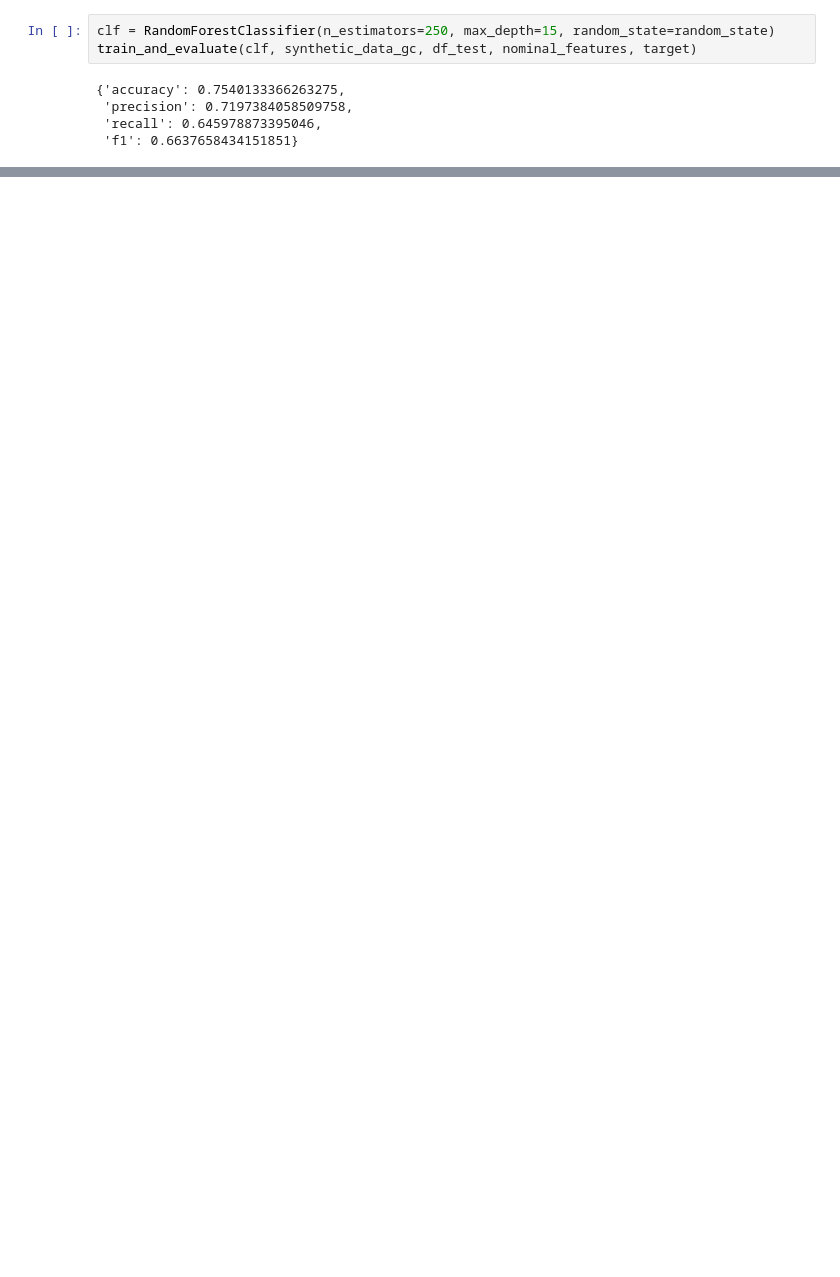
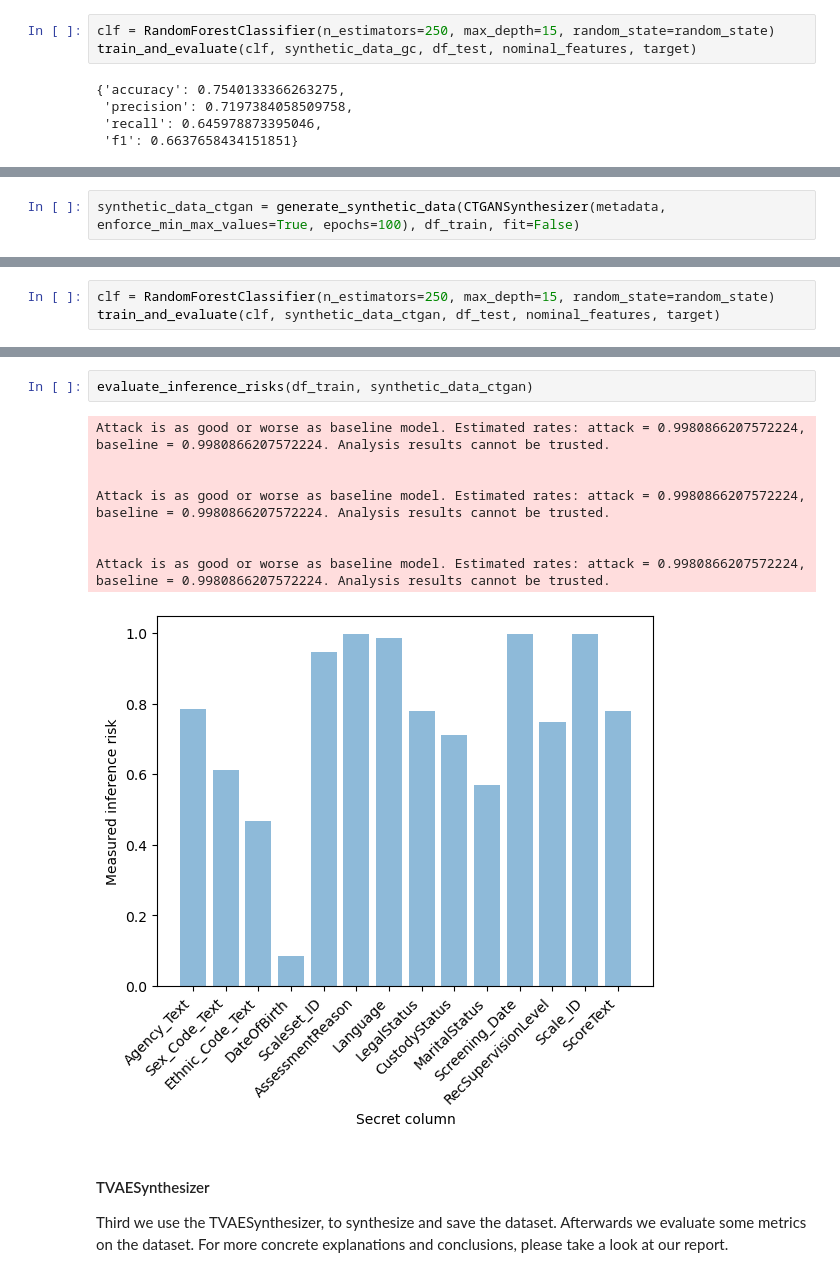
Before and after one commit to mkleinegger/data-synthesizer-evaluation, a Jupyter notebook: notebook.ipynb, the cells around one changed output, grey strips where cells are left out. Drawn from its saved outputs; the diff is of its cells as text; blank space fills up the shorter version.

```diff
--- a/notebook.ipynb
+++ b/notebook.ipynb
@@ -289,0 +364,2 @@ Attack is as good or worse as baseline model. Estimated rates: attack = 0.998086
+# %%
+synthetic_data_ctgan = generate_synthetic_data(CTGANSynthesizer(metadata, enforce_min_max_values=True, epochs=100), df_train, fit=False)
@@ -289,0 +428,3 @@ Attack is as good or worse as baseline model. Estimated rates: attack = 0.998086
+# %%
+clf = RandomForestClassifier(n_estimators=250, max_depth=15, random_state=random_state)
+train_and_evaluate(clf, synthetic_data_ctgan, df_test, nominal_features, target)
@@ -289,0 +446,14 @@ Attack is as good or worse as baseline model. Estimated rates: attack = 0.998086
+# %%
+evaluate_inference_risks(df_train, synthetic_data_ctgan)
+# %% [output]
+Attack is as good or worse as baseline model. Estimated rates: attack = 0.9980866207572224, baseline = 0.9980866207572224. Analysis results cannot be trusted.
+
+
+Attack is as good or worse as baseline model. Estimated rates: attack = 0.9980866207572224, baseline = 0.9980866207572224. Analysis results cannot be trusted.
+
+
+Attack is as good or worse as baseline model. Estimated rates: attack = 0.9980866207572224, baseline = 0.9980866207572224. Analysis results cannot be trusted.
+[figure, added]
+# %% [markdown]
+#### TVAESynthesizer
+Third we use the TVAESynthesizer, to synthesize and save the dataset. Afterwards we evaluate some metrics on the dataset. For more concrete explanations and conclusions, please take a look at our report.
```
Also changed, not shown: parts of 116 cells of this notebook, 1 other file.
